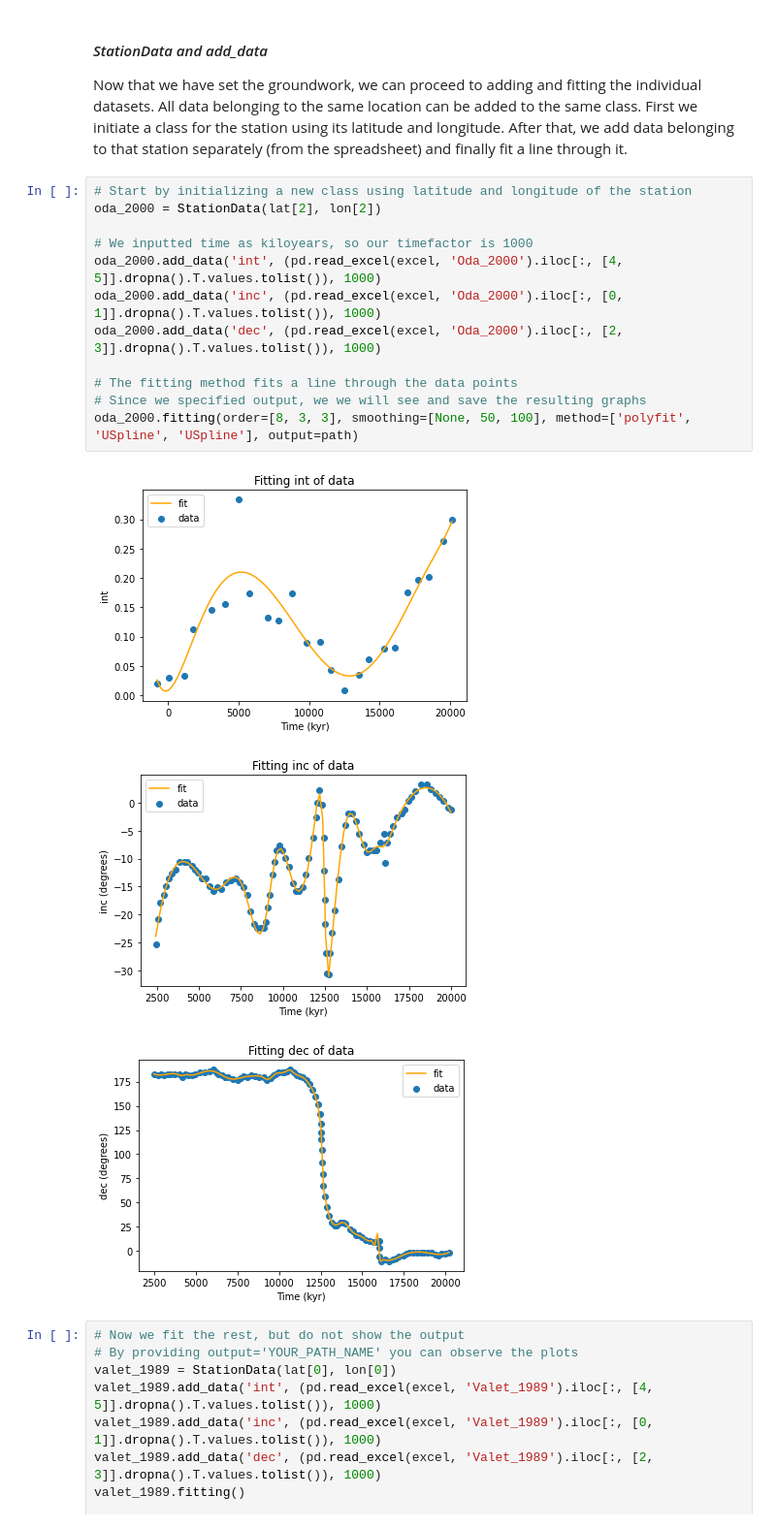
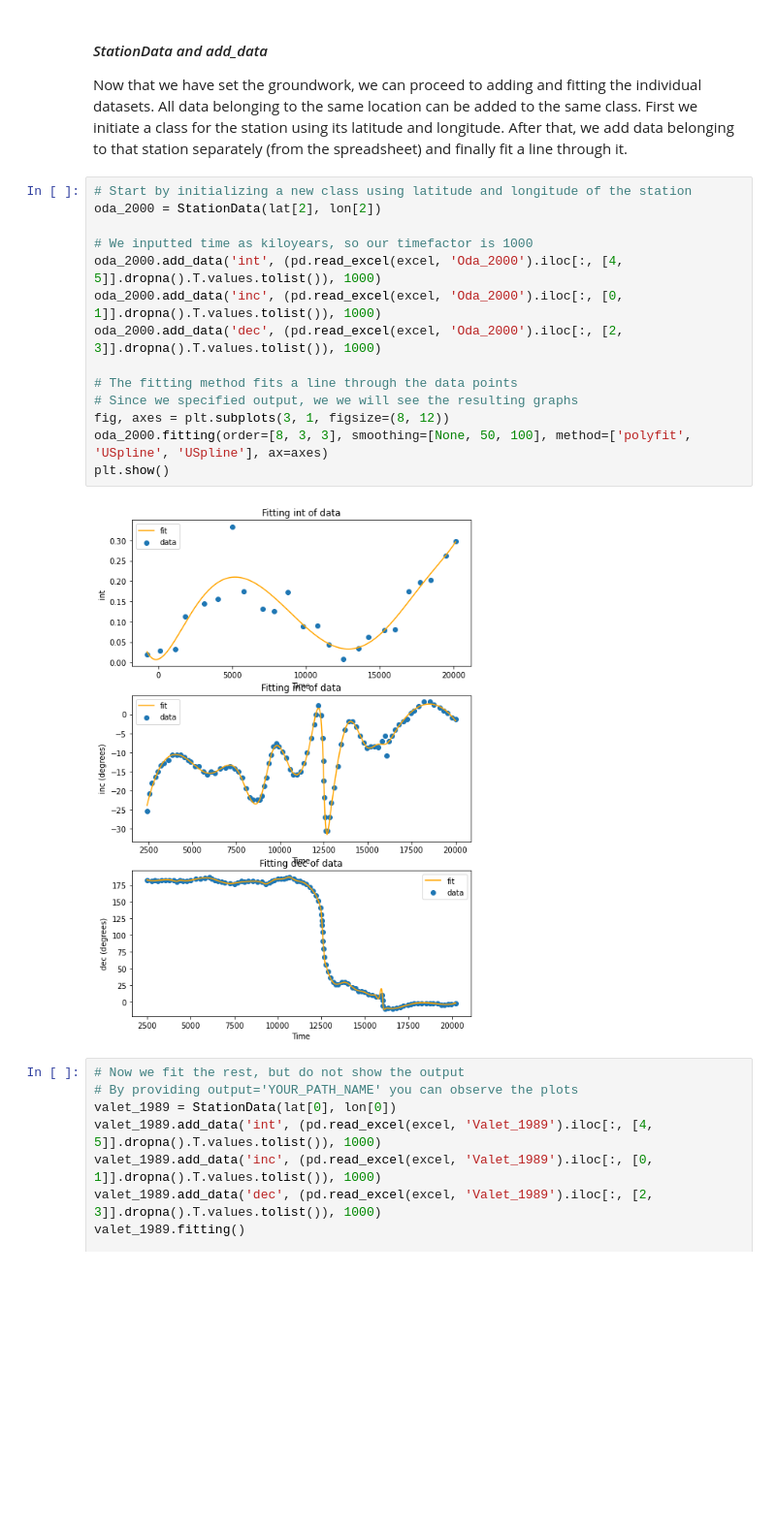
Before and after one commit to outfrenk/pymaginverse, a Jupyter notebook: doc/Tutorial Geomagnetic Field Inversions.ipynb, the cells around one changed output. Shown at 97% size. Cells and saved outputs as stored; diff of their text form; blank space fills up the shorter version.

Commit message:
added more fitting dataprep and bugfix plottools

```diff
--- a/doc/Tutorial Geomagnetic Field Inversions.ipynb
+++ b/doc/Tutorial Geomagnetic Field Inversions.ipynb
@@ -51,19 +51,19 @@ Now that we have set the groundwork, we can proceed to adding and fitting the in
 # %%
 # Start by initializing a new class using latitude and longitude of the station
 oda_2000 = StationData(lat[2], lon[2])
 
 # We inputted time as kiloyears, so our timefactor is 1000
 oda_2000.add_data('int', (pd.read_excel(excel, 'Oda_2000').iloc[:, [4, 5]].dropna().T.values.tolist()), 1000)
 oda_2000.add_data('inc', (pd.read_excel(excel, 'Oda_2000').iloc[:, [0, 1]].dropna().T.values.tolist()), 1000)
 oda_2000.add_data('dec', (pd.read_excel(excel, 'Oda_2000').iloc[:, [2, 3]].dropna().T.values.tolist()), 1000)
 
 # The fitting method fits a line through the data points
-# Since we specified output, we we will see and save the resulting graphs
-oda_2000.fitting(order=[8, 3, 3], smoothing=[None, 50, 100], method=['polyfit', 'USpline', 'USpline'], output=path)
+# Since we specified output, we we will see the resulting graphs
+fig, axes = plt.subplots(3, 1, figsize=(8, 12))
+oda_2000.fitting(order=[8, 3, 3], smoothing=[None, 50, 100], method=['polyfit', 'USpline', 'USpline'], ax=axes)
+plt.show()
 # %% [output]
-[figure, old version]
+[figure, new version]
-[figure, removed]
-[figure, removed]
 # %%
 # Now we fit the rest, but do not show the output
 # By providing output='YOUR_PATH_NAME' you can observe the plots
```
Also changed, not shown: parts of 9 cells of this notebook, 3 other files.
